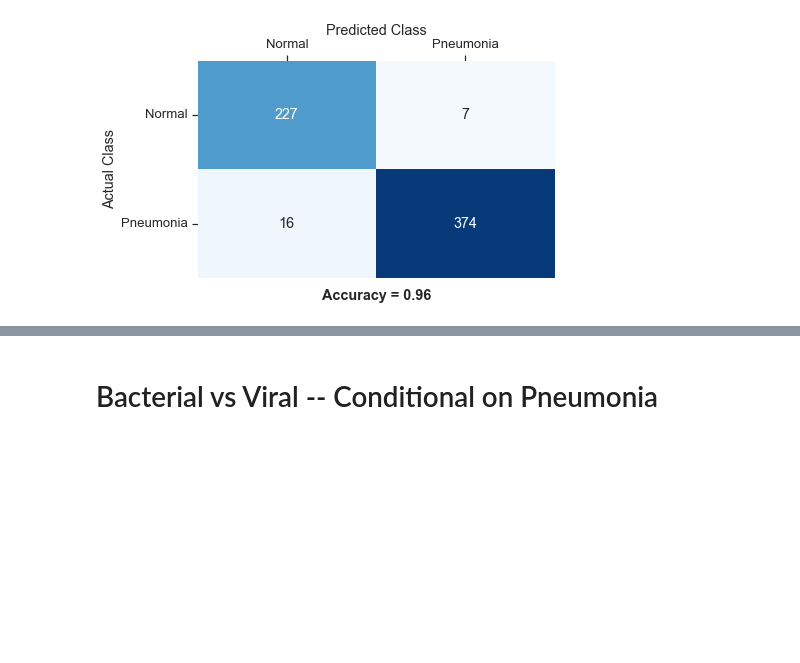
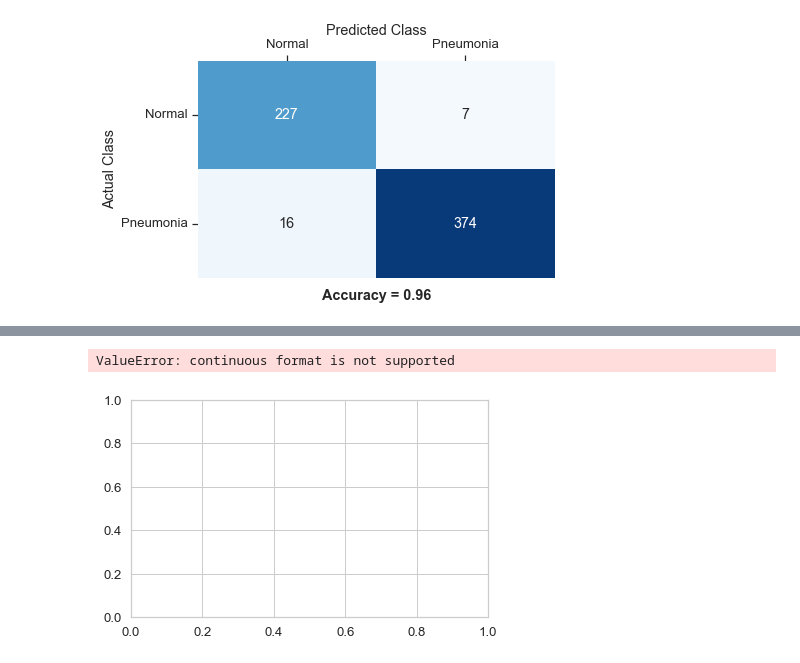
Before and after one commit to jonpoage/Springboard_Capstone_2, a Jupyter notebook: notebooks/analyze_results.ipynb, the cells around one changed output, grey strips where cells are left out. Drawn from its saved outputs; the diff is of its cells as text; code cells hidden in the pictures; blank space fills up the shorter version.

```diff
--- a/notebooks/analyze_results.ipynb
+++ b/notebooks/analyze_results.ipynb
@@ -56,5 +47,11 @@ Use tf.cast instead.
 # %% [markdown]
 # Pneumonia vs Normal
+# %%
+ynp_array_size = (ynp_true.size, len(MODEL_NAMES))
+
+ynp_true_array = np.empty(ynp_array_size)
+ynp_pred_array = np.empty(ynp_array_size)
+ynp_scores_array = np.empty(ynp_array_size)
 # %%
 # create a 1-D array of encoded class labels for pneumonia vs normal
 ynp_true = (y_true != y_labels.index('normal')).astype(np.uint8)
@@ -87,6 +84,10 @@ fig_np_cm.savefig(heatmap_file_path,
                bbox_inches='tight')
 # %% [output]
 [figure]
+# %%
+ynp_true_array[:, model_key] = ynp_true
+ynp_pred_array[:, model_key] = ynp_pred
+ynp_scores_array[:, model_key] = ynp_pred_proba[:, 1]
 # %%
 # get classification report
 df_np_cr = ume.get_classification_report_df(y_true=ynp_true,
@@ -141,2 +140,0 @@ fig_np_cr.savefig(table_file_path,
-# %% [markdown]
-# Bacterial vs Viral -- Conditional on Pneumonia
@@ -142,0 +145,22 @@ fig_np_cr.savefig(table_file_path,
+# %%
+# ROC curve
+fig_roc = plt.figure(figsize=(6.4, 4))
+
+ax_roc = fig_roc.gca()
+
+for mk in MODEL_NAMES.keys():
+    fpr, tpr, _ = roc_curve(ynp_true_array[:, mk], ynp_scores_array[:, mk])
+    ax_roc.plot(fpr, tpr, label=f'Model {mk}')
+
+ax_roc.plot([0, 1], [0, 1], '--k')
+ax_roc.set_xlabel('False Positive Rate')
+ax_roc.set_ylabel('True Positive Rate')
+ax_roc.set_title('Receiver Operating Characteristic (ROC) Curve \nfor Pneumonia Classification')
+ax_roc.axis('square')
+ax_roc.legend()
+
+
+# Bacterial vs Viral -- Conditional on Pneumonia
+# %% [output]
+ValueError: continuous format is not supported
+[figure, added]
```
Also changed, not shown: parts of 6 cells of this notebook, 2 other files.
